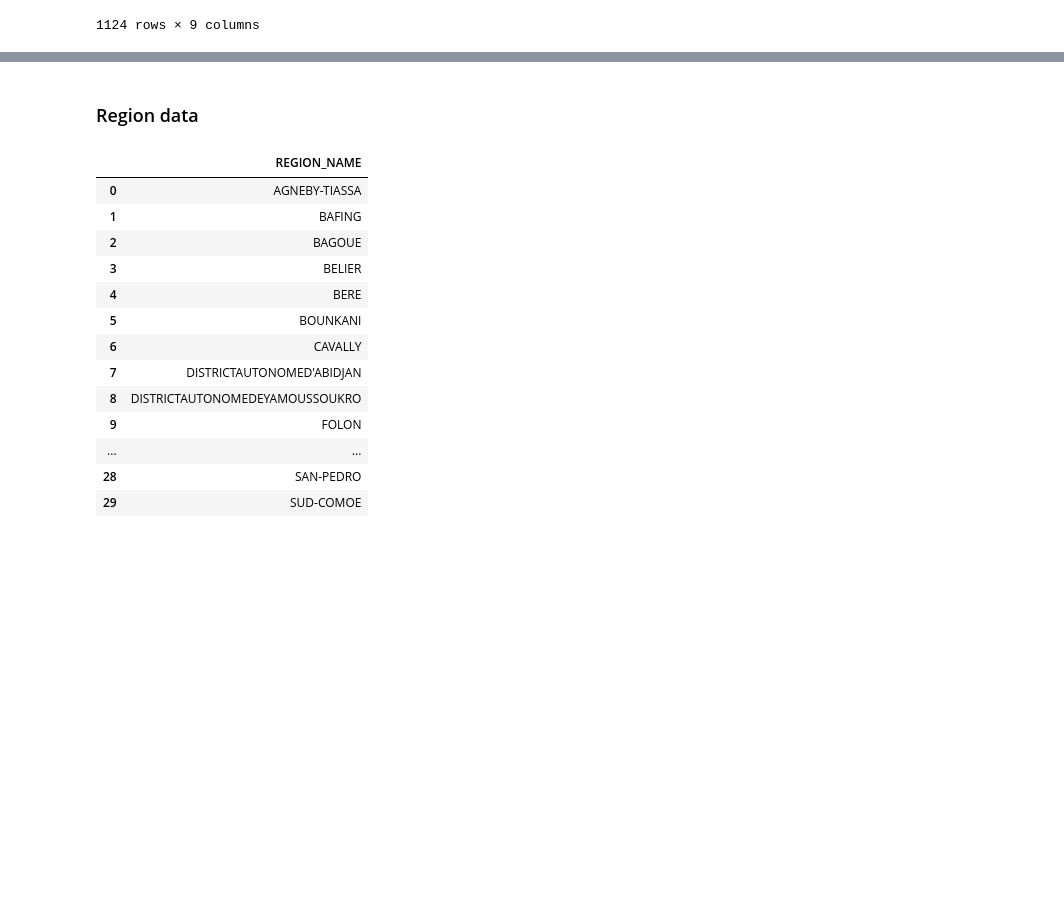
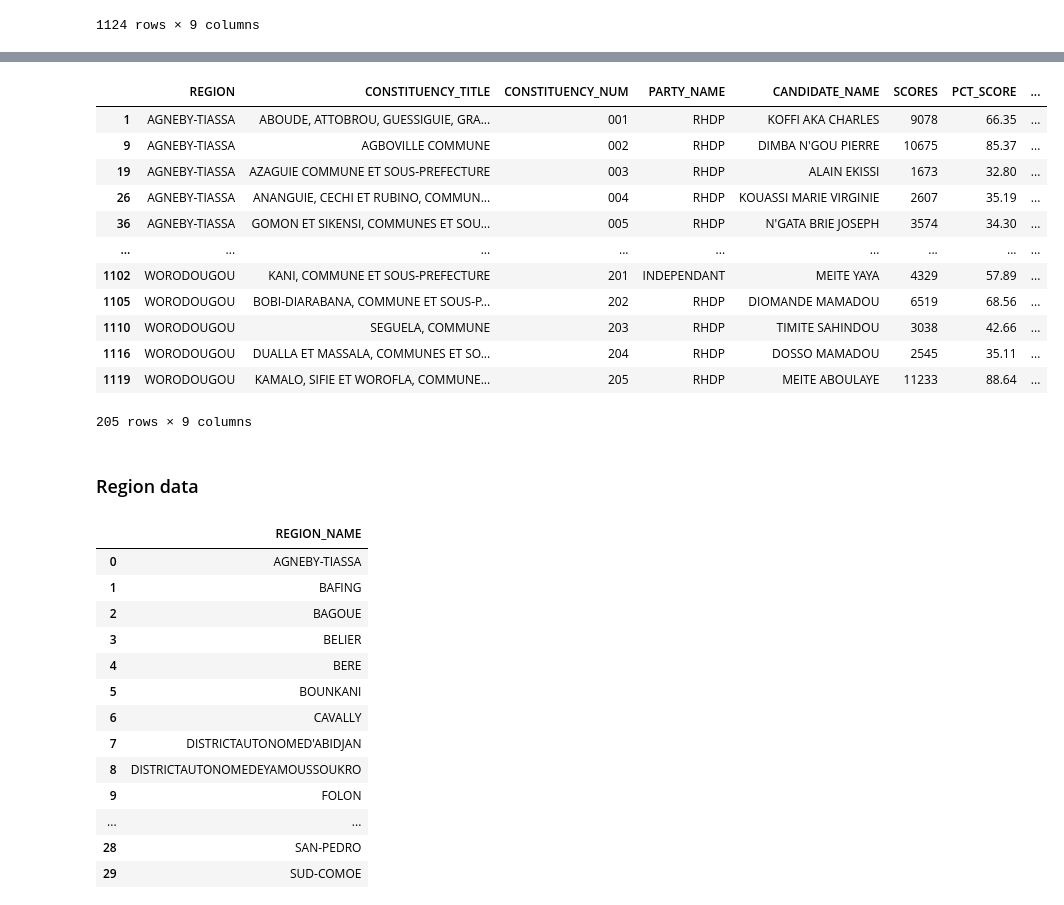
Before and after one commit to dric2018/chat-app, a Jupyter notebook: notebooks/pdf_data_extraction.ipynb, the cells around one changed output, grey strips where cells are left out. Drawn from its saved outputs; the diff is of its cells as text; code cells hidden in the pictures; blank space fills up the shorter version.

```diff
--- a/notebooks/pdf_data_extraction.ipynb
+++ b/notebooks/pdf_data_extraction.ipynb
@@ -334,7 +341,7 @@ results_data
 | 1123 | WORODOUGOU | KAMALO, SIFIE ET WOROFLA, COMMUNE... | 205 | PDCI-RDA | TRAORE MATAGALY KARIDJA | 408 | 3.22 | ... |
 1124 rows × 9 columns
 # %%
-results_data["IS_WINNER"] = results_data["IS_WINNER"].apply(lambda r: int(r=="ELU(E)"))
-
+# results_data["IS_WINNER"] = results_data["IS_WINNER"].apply(lambda r: int(r=="ELU(E)"))
+results_data = results_data.drop_duplicates()
 results_data.head()
 # %% [output]
@@ -349,6 +351,22 @@ See the caveats in the documentation: https://pandas.pydata.org/pandas-docs/stab
 | 2 | AGNEBY-TIASSA | ABOUDE, ATTOBROU, GUESSIGUIE, GRA... | 001 | INDEPENDANT | YEPIE KOUASSI THEODORE | 58 | 0.42 | ... |
 | 3 | AGNEBY-TIASSA | ABOUDE, ATTOBROU, GUESSIGUIE, GRA... | 001 | INDEPENDANT | TCHIMOU GNAMON BERTRAND | 1991 | 14.55 | ... |
 | 4 | AGNEBY-TIASSA | ABOUDE, ATTOBROU, GUESSIGUIE, GRA... | 001 | INDEPENDANT | BOKA BOKA MAURICE | 674 | 4.93 | ... |
+# %%
+results_data[results_data["IS_WINNER"]==1]
+# %% [output]
+|  | REGION | CONSTITUENCY_TITLE | CONSTITUENCY_NUM | PARTY_NAME | CANDIDATE_NAME | SCORES | PCT_SCORE | ... |
+| 1 | AGNEBY-TIASSA | ABOUDE, ATTOBROU, GUESSIGUIE, GRA... | 001 | RHDP | KOFFI AKA CHARLES | 9078 | 66.35 | ... |
+| 9 | AGNEBY-TIASSA | AGBOVILLE COMMUNE | 002 | RHDP | DIMBA N'GOU PIERRE | 10675 | 85.37 | ... |
+| 19 | AGNEBY-TIASSA | AZAGUIE COMMUNE ET SOUS-PREFECTURE | 003 | RHDP | ALAIN EKISSI | 1673 | 32.80 | ... |
+| 26 | AGNEBY-TIASSA | ANANGUIE, CECHI ET RUBINO, COMMUN... | 004 | RHDP | KOUASSI MARIE VIRGINIE | 2607 | 35.19 | ... |
+| 36 | AGNEBY-TIASSA | GOMON ET SIKENSI, COMMUNES ET SOU... | 005 | RHDP | N'GATA BRIE JOSEPH | 3574 | 34.30 | ... |
+| ... | ... | ... | ... | ... | ... | ... | ... | ... |
+| 1102 | WORODOUGOU | KANI, COMMUNE ET SOUS-PREFECTURE | 201 | INDEPENDANT | MEITE YAYA | 4329 | 57.89 | ... |
+| 1105 | WORODOUGOU | BOBI-DIARABANA, COMMUNE ET SOUS-P... | 202 | RHDP | DIOMANDE MAMADOU | 6519 | 68.56 | ... |
+| 1110 | WORODOUGOU | SEGUELA, COMMUNE | 203 | RHDP | TIMITE SAHINDOU | 3038 | 42.66 | ... |
+| 1116 | WORODOUGOU | DUALLA ET MASSALA, COMMUNES ET SO... | 204 | RHDP | DOSSO MAMADOU | 2545 | 35.11 | ... |
+| 1119 | WORODOUGOU | KAMALO, SIFIE ET WOROFLA, COMMUNE... | 205 | RHDP | MEITE ABOULAYE | 11233 | 88.64 | ... |
+205 rows × 9 columns
 # %%
 results_data.to_parquet(osp.join(CFG.PROCESSED_DATA_DIR, "results.parquet"), index=False)
 # %% [markdown]
```
Also changed, not shown: parts of 10 cells of this notebook, 7 other files.
